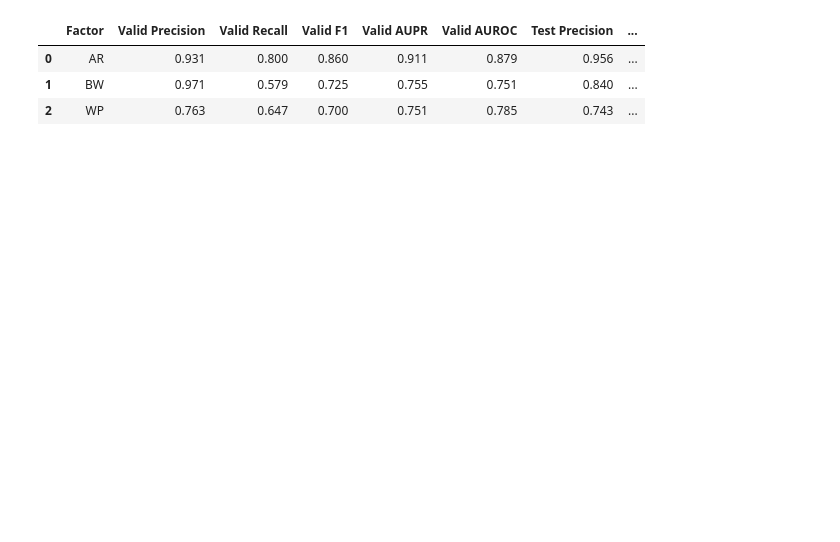
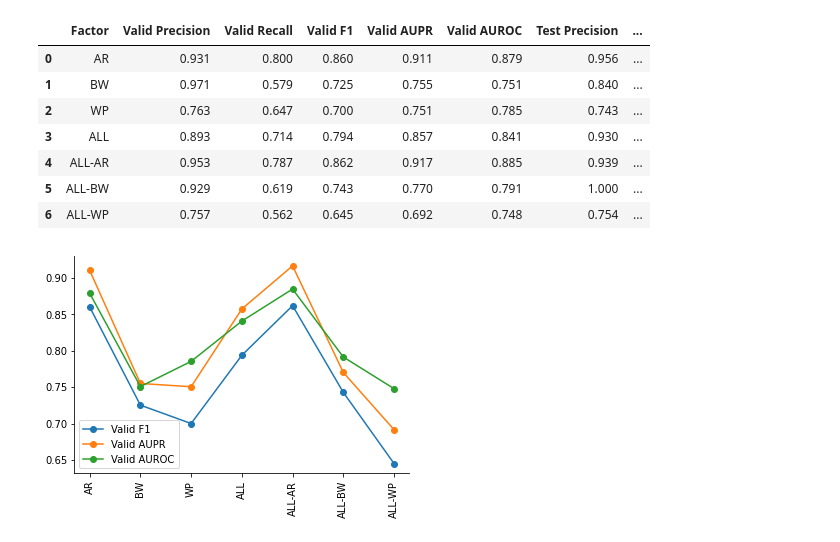
Before and after one commit to tatonetti-lab/onsides, a Jupyter notebook: notebooks/Experiment 4-Compare performance across AR, BW, and WP sections.ipynb, the cells around one changed output. Drawn from its saved outputs; the diff is of its cells as text; code cells hidden in the pictures; blank space fills up the shorter version.

```diff
--- a/notebooks/Experiment 4-Compare performance across AR, BW, and WP sections.ipynb
+++ b/notebooks/Experiment 4-Compare performance across AR, BW, and WP sections.ipynb
@@ -129,7 +168,7 @@ pd.concat([valid, test], axis=1)
 modeltype = 'final'
 key = (modeltype, 'valid')
 dfdata = {
-    'Factor': experiment['labels'],
+    'Factor': factor_labels,
     'Valid Precision': [d['max_f1_precision'] for d in perfdata[key]['prdata']],
     'Valid Recall': [d['max_f1_recall'] for d in perfdata[key]['prdata']],
     'Valid F1': [d['max_f1'] for d in perfdata[key]['prdata']],
@@ -157,3 +196,16 @@ pd.concat([valid, test], axis=1)
 | 0 | AR | 0.931 | 0.800 | 0.860 | 0.911 | 0.879 | 0.956 | ... |
 | 1 | BW | 0.971 | 0.579 | 0.725 | 0.755 | 0.751 | 0.840 | ... |
 | 2 | WP | 0.763 | 0.647 | 0.700 | 0.751 | 0.785 | 0.743 | ... |
+| 3 | ALL | 0.893 | 0.714 | 0.794 | 0.857 | 0.841 | 0.930 | ... |
+| 4 | ALL-AR | 0.953 | 0.787 | 0.862 | 0.917 | 0.885 | 0.939 | ... |
+| 5 | ALL-BW | 0.929 | 0.619 | 0.743 | 0.770 | 0.791 | 1.000 | ... |
+| 6 | ALL-WP | 0.757 | 0.562 | 0.645 | 0.692 | 0.748 | 0.754 | ... |
+# %%
+for col in ('Valid F1', 'Valid AUPR', 'Valid AUROC'):
+    plt.plot(valid[col], 'o-', label=col)
+
+plt.xticks(ticks = range(len(valid)), labels = valid['Factor'], rotation=90)
+plt.legend()
+sns.despine()
+# %% [output]
+[figure, added]
```
Also changed, not shown: parts of 5 cells of this notebook, 9 other files.
